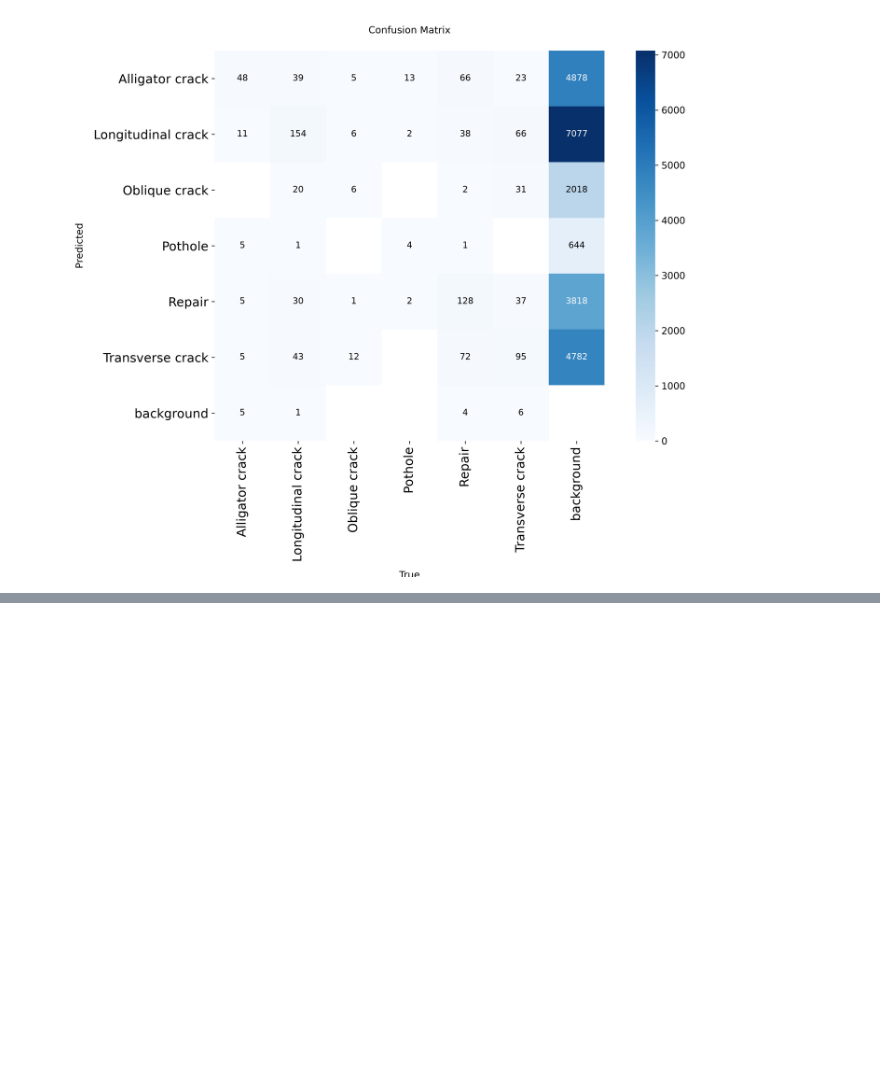
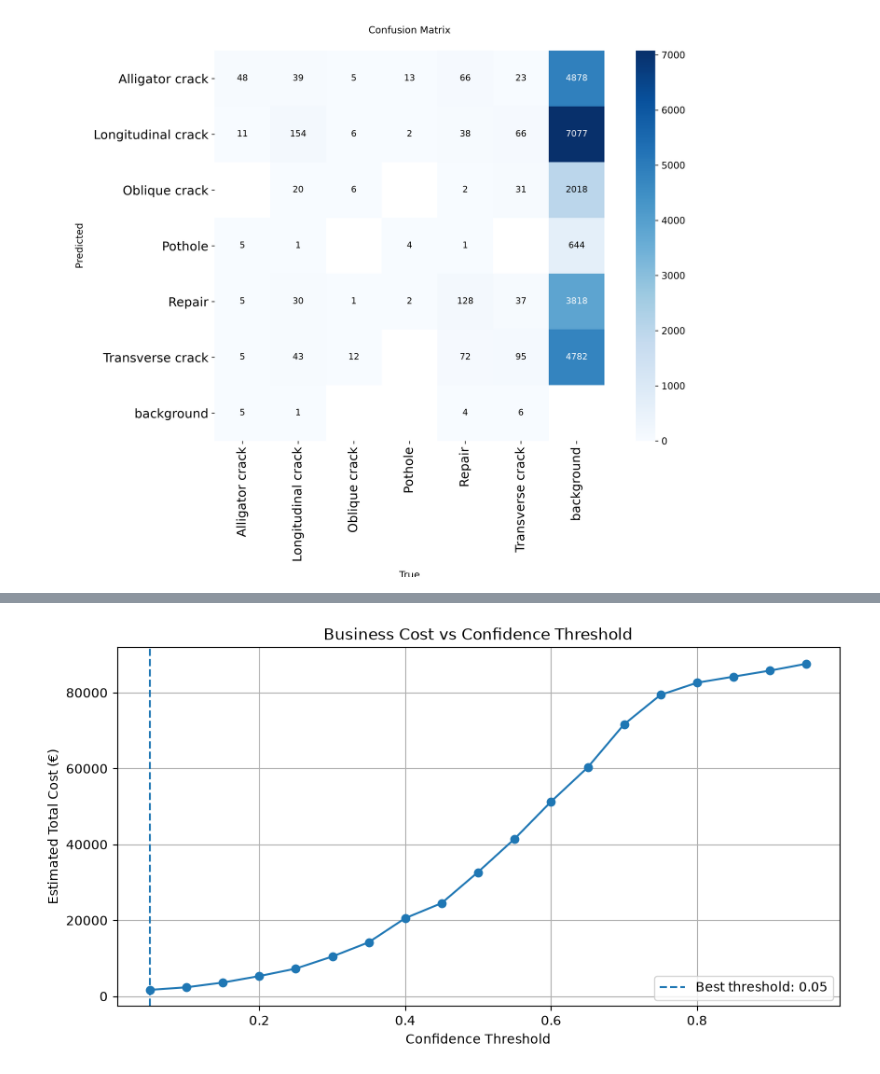
Before and after one commit to 94921234/daiist-assignment-2, a Jupyter notebook: train.ipynb, the cells around one changed output, grey strips where cells are left out. Saved outputs shown, nothing was run; the diff lists cells and outputs as text; code cells hidden in the pictures; blank space fills up the shorter version.

Commit message:
Add YOLO11 dashboard and business cost analysis

```diff
--- a/train.ipynb
+++ b/train.ipynb
@@ -535,0 +790,93 @@ display(Image(
+# %%
+from pathlib import Path
+import pandas as pd
+import numpy as np
+import matplotlib.pyplot as plt
+
+# Load saved validation predictions
+ARTIFACTS = Path("artifacts")
+
+df = pd.read_csv(
+    ARTIFACTS / "validation_image_scores.csv"
+)
+
+# Hypothetical business costs
+COST_FN = 200   # Missed actual damage
+COST_FP = 25    # Unnecessary damage flag
+
+results = []
+
+# Try different confidence thresholds
+thresholds = np.arange(0.05, 1.00, 0.05)
+
+for threshold in thresholds:
+
+    actual = df["actual_damage"]
+    predicted = (df["damage_score"] >= threshold).astype(int)
+
+    TP = ((predicted == 1) & (actual == 1)).sum()
+    FP = ((predicted == 1) & (actual == 0)).sum()
+    TN = ((predicted == 0) & (actual == 0)).sum()
+    FN = ((predicted == 0) & (actual == 1)).sum()
+
+    total_cost = FN * COST_FN + FP * COST_FP
+
+    results.append({
+        "threshold": round(float(threshold), 2),
+        "TP": int(TP),
+        "FP": int(FP),
+        "TN": int(TN),
+        "FN": int(FN),
+        "total_cost": int(total_cost)
+    })
+
+cost_results = pd.DataFrame(results)
+
+# Find cheapest threshold
+best = cost_results.loc[
+    cost_results["total_cost"].idxmin()
+]
+
+print("BEST THRESHOLD:", best["threshold"])
+print("MINIMUM COST: €", best["total_cost"])
+print("False positives:", best["FP"])
+print("False negatives:", best["FN"])
+
+# Compare with simple alternatives
+all_pass_cost = int(df["actual_damage"].sum()) * COST_FN
+all_flag_cost = int((df["actual_damage"] == 0).sum()) * COST_FP
+
+print("\nCost if we pass every image: €", all_pass_cost)
+print("Cost if we flag every image: €", all_flag_cost)
+
+# Save results
+cost_results.to_csv(
+    ARTIFACTS / "cost_threshold_sweep.csv",
+    index=False
+)
+
+# Show the best five thresholds
+display(cost_results.nsmallest(5, "total_cost"))
+
+# Plot cost against threshold
+plt.figure(figsize=(10, 5))
+
+plt.plot(
+    cost_results["threshold"],
+    cost_results["total_cost"],
+    marker="o"
+)
+
+plt.axvline(
+    best["threshold"],
+    linestyle="--",
+    label=f"Best threshold: {best['threshold']:.2f}"
+)
+
+plt.xlabel("Confidence Threshold")
+plt.ylabel("Estimated Total Cost (€)")
+plt.title("Business Cost vs Confidence Threshold")
+plt.legend()
+plt.grid(True)
+plt.show()
+# %% [output]
@@ -535,0 +896 @@ display(Image(
+[figure, added]
```
Also changed, not shown: parts of 21 cells of this notebook.
